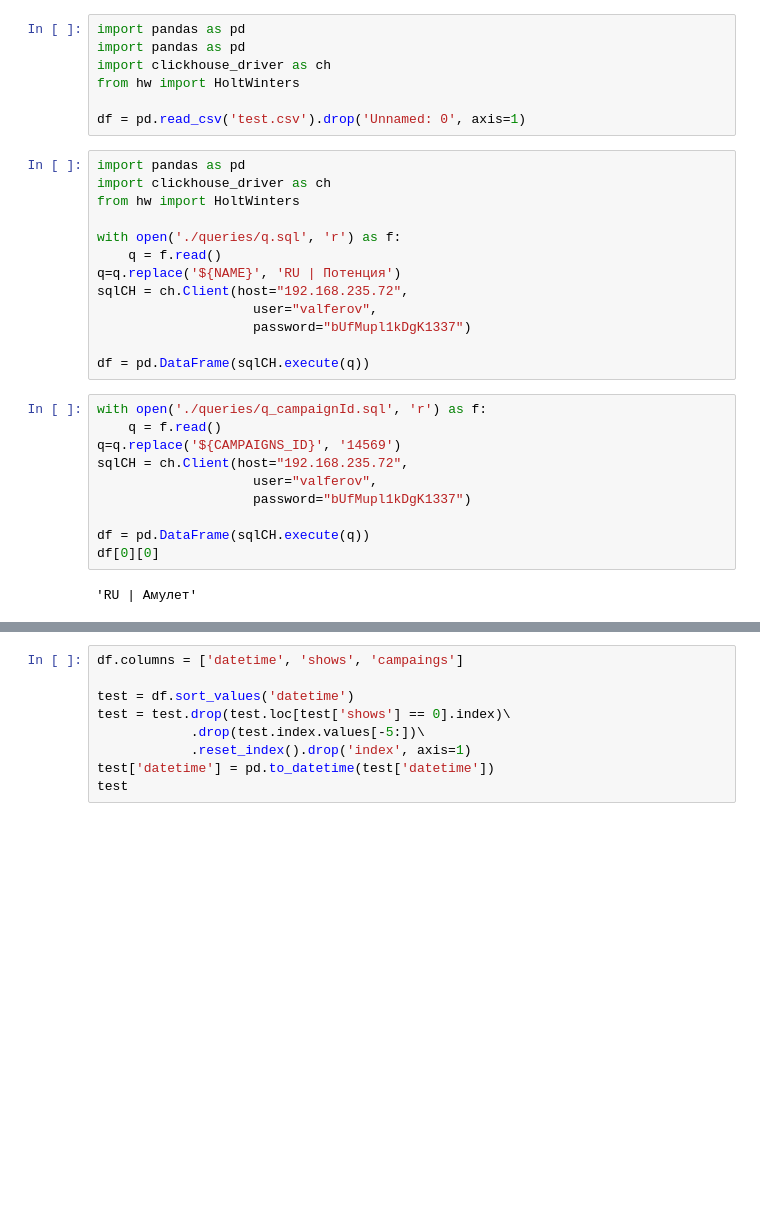
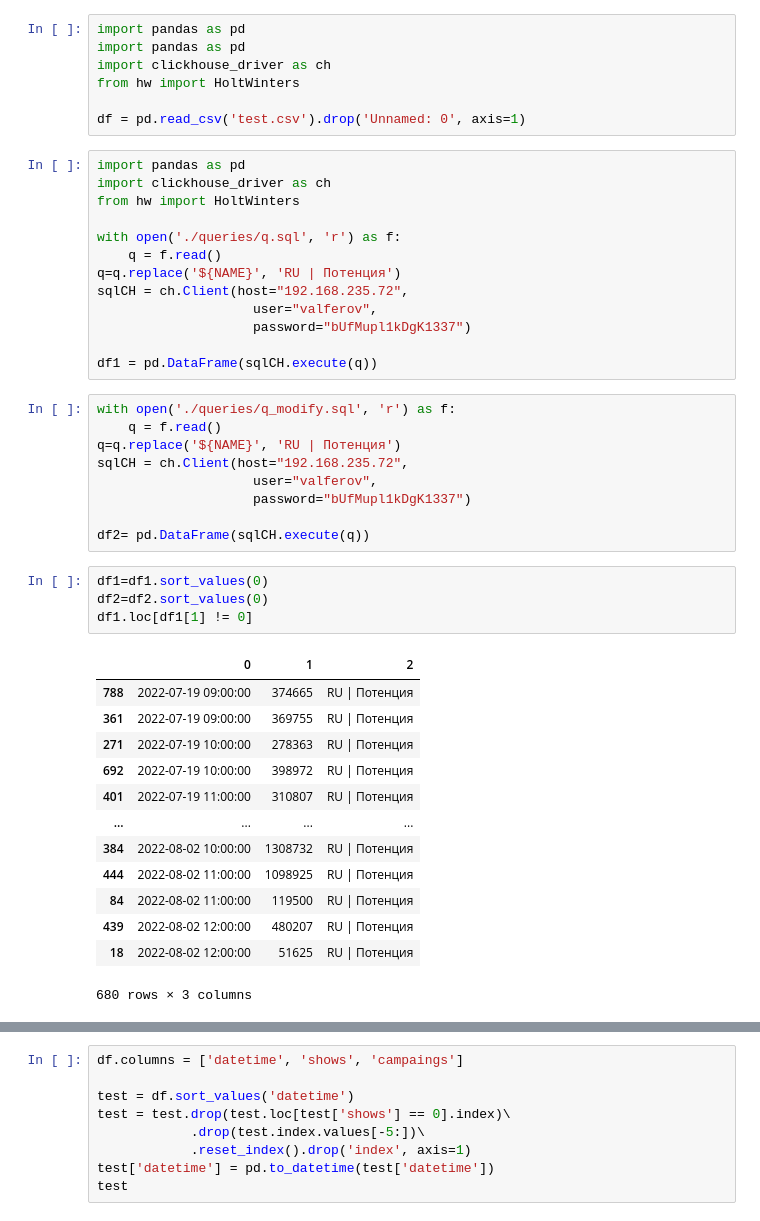
Before and after one commit to minitower/calculatorShows, a Jupyter notebook: shell.ipynb, the cells around one changed output, grey strips where cells are left out. Drawn from its saved outputs; the diff is of its cells as text; blank space fills up the shorter version.

Commit message:
Modify main query

```diff
--- a/shell.ipynb
+++ b/shell.ipynb
@@ -17,16 +17,31 @@ sqlCH = ch.Client(host="192.168.235.72",
                     user="valferov",
                     password="bUfMupl1kDgK1337")
 
-df = pd.DataFrame(sqlCH.execute(q))
+df1 = pd.DataFrame(sqlCH.execute(q))
 # %%
-with open('./queries/q_campaignId.sql', 'r') as f:
+with open('./queries/q_modify.sql', 'r') as f:
     q = f.read()
-q=q.replace('${CAMPAIGNS_ID}', '14569')
+q=q.replace('${NAME}', 'RU | Потенция')
 sqlCH = ch.Client(host="192.168.235.72",
                     user="valferov",
                     password="bUfMupl1kDgK1337")
 
-df = pd.DataFrame(sqlCH.execute(q))
-df[0][0]
+df2= pd.DataFrame(sqlCH.execute(q))
-# %% [output]
-'RU | Амулет'
+# %%
+df1=df1.sort_values(0)
+df2=df2.sort_values(0)
+df1.loc[df1[1] != 0]
+# %% [output]
+|  | 0 | 1 | 2 |
+| 788 | 2022-07-19 09:00:00 | 374665 | RU | Потенция |
+| 361 | 2022-07-19 09:00:00 | 369755 | RU | Потенция |
+| 271 | 2022-07-19 10:00:00 | 278363 | RU | Потенция |
+| 692 | 2022-07-19 10:00:00 | 398972 | RU | Потенция |
+| 401 | 2022-07-19 11:00:00 | 310807 | RU | Потенция |
+| ... | ... | ... | ... |
+| 384 | 2022-08-02 10:00:00 | 1308732 | RU | Потенция |
+| 444 | 2022-08-02 11:00:00 | 1098925 | RU | Потенция |
+| 84 | 2022-08-02 11:00:00 | 119500 | RU | Потенция |
+| 439 | 2022-08-02 12:00:00 | 480207 | RU | Потенция |
+| 18 | 2022-08-02 12:00:00 | 51625 | RU | Потенция |
+680 rows × 3 columns
```
Also changed, not shown: parts of 1 cell of this notebook, 3 other files.
